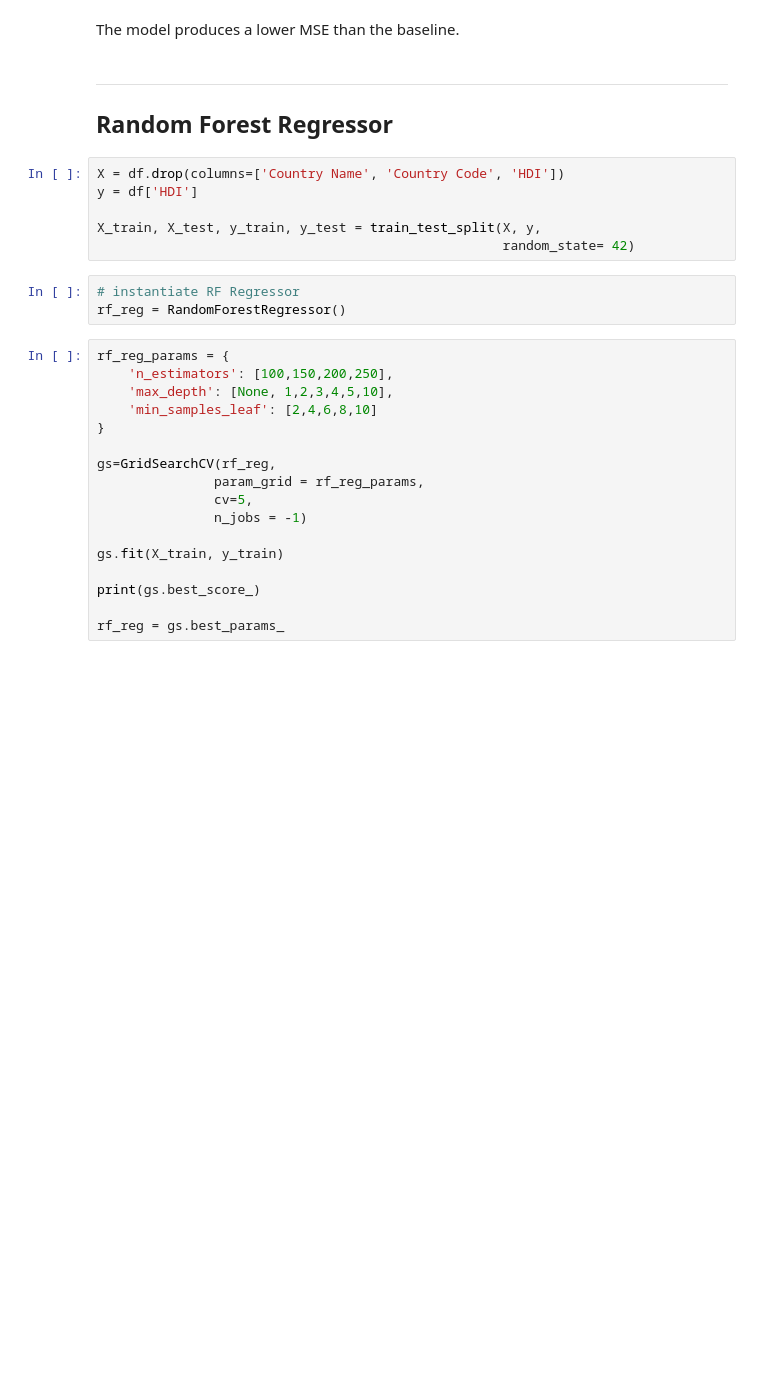
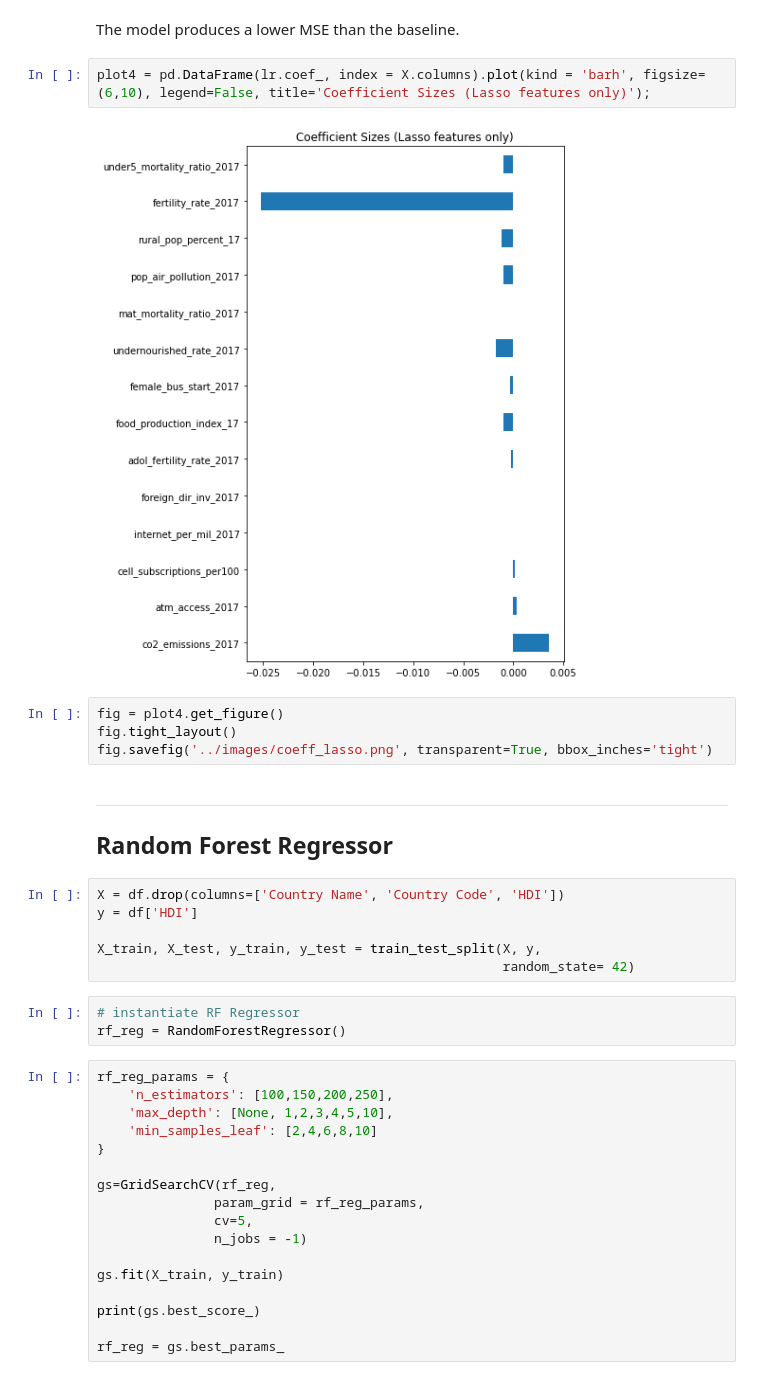
Before and after one commit to pemurp19/Predicting-HDI---Human-Development-Indicators, a Jupyter notebook: code/linear_regression.ipynb, the cells around one changed output. Saved outputs shown, nothing was run; the diff lists cells and outputs as text; blank space fills up the shorter version.

```diff
--- a/code/linear_regression.ipynb
+++ b/code/linear_regression.ipynb
@@ -292,5 +304,13 @@ metrics.mean_squared_error(y_test, y_preds)
 # %% [markdown]
 The model produces a lower MSE than the baseline.
+# %%
+plot4 = pd.DataFrame(lr.coef_, index = X.columns).plot(kind = 'barh', figsize=(6,10), legend=False, title='Coefficient Sizes (Lasso features only)');
+# %% [output]
+[figure, added]
+# %%
+fig = plot4.get_figure()
+fig.tight_layout()
+fig.savefig('../images/coeff_lasso.png', transparent=True, bbox_inches='tight')
 # %% [markdown]
 ------
 
```
Also changed, not shown: parts of 15 cells of this notebook, 5 other files.
